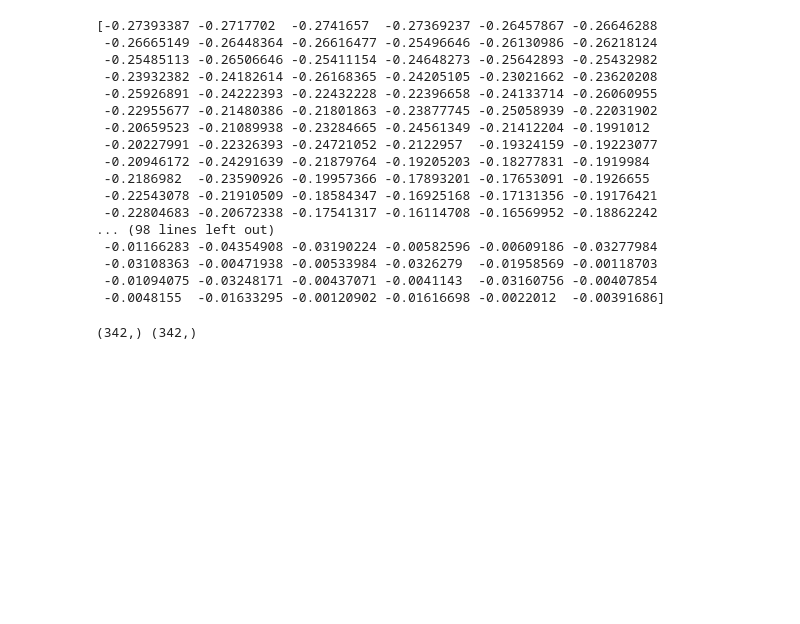
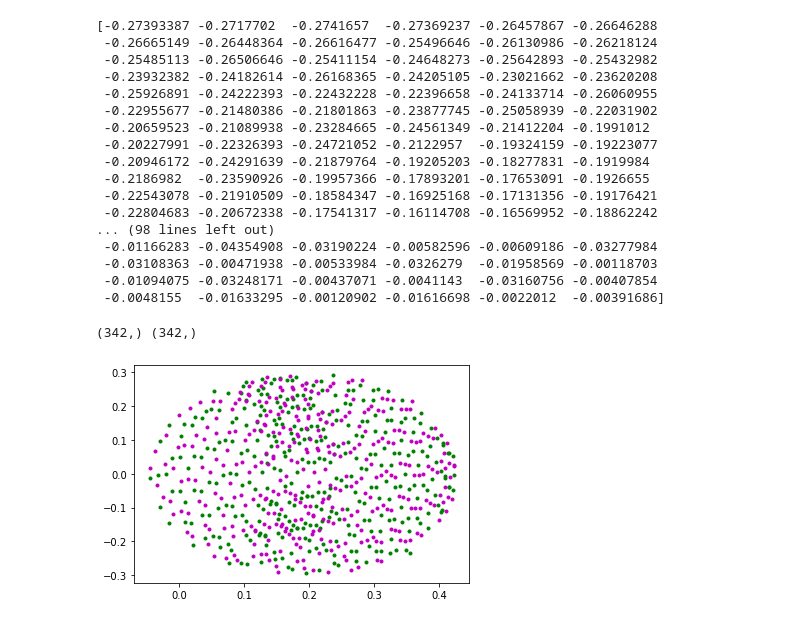
Before and after one commit to seamusomurchu/graspoutputs, a Jupyter notebook: zpointsonxysurfv2.ipynb, the cells around one changed output. Saved outputs shown, nothing was run; the diff lists cells and outputs as text; code cells hidden in the pictures; blank space fills up the shorter version.

```diff
--- a/zpointsonxysurfv2.ipynb
+++ b/zpointsonxysurfv2.ipynb
@@ -108,5 +91,0 @@ LinAlgError: Incompatible dimensions
-# %%
-from scipy.optimize import curve_fit
-initialpars = [-0.00274866, -0.00274866, -7e-5, 1.4e-23, 4.8e-22, 1e-22, 5.6e-19, 1.8e-20, -0.00183404, -1e-6]
-#initial pars vars = A      B           C       D        E         F      G        H        I            J
-fittedParameters, pcov = curve_fit(quadraticIII, [xre, yre], zre2, p0=None)
@@ -210,32 +153,32 @@ print(zre2t,zre2)
 # %%
 #test pars from other program
 opars = [-2.12946985e+03, -2.14752915e+03, -2.69507279e+01,  1.51878244e+00,4.79717339e+01, -2.30043513e+00, -1.12499455e+00, -5.86749641e-01, -1.43627457e+03,  1.00000000e-06]
 initialpars = (-0.00274866, -0.00274866, -7e-5, 1.4e-23, 4.8e-22, 1e-22, 5.6e-19, 1.8e-20, -0.00183404, -1e-6)
-initialpars2 = (-0.00274866*10, -0.00274866*10, -7e-5*10, 1.4e-23, 4.8e-22, 1e-22, 5.6e-19, 1.8e-20, -0.00183404, -1e-6)
 #initial pars vars = A      B           C       D        E         F      G        H        I            J
 
 #create another circle of points
 xre = m1pts[:,0]/1000
 yre = m1pts[:,1]/1000
 xre1 = xre[1::10]
 yre1 = yre[1::10]
 xret = xre[4::10]
 yret = yre[4::10]
 print(xre1.shape,xret.shape)
 
 fig = plt.figure(2)
 plt.plot(xre1,yre1,'g.')
 plt.plot(xret,yret,'m.')
 plt.show()
 
 zre1t = np.array([])
 zre2t = np.array([])
 for i in range(len(xret)):
 
     z1, z2 = quadraticII(xret[i], yret[i], *opars)
     zre1t = np.append(zre1t, z1)
     zre2t = np.append(zre2t, z2)
 # %% [output]
 (342,) (342,)
+[figure, added]
 # %%
 %matplotlib qt
```
Also changed, not shown: parts of 10 cells of this notebook.
